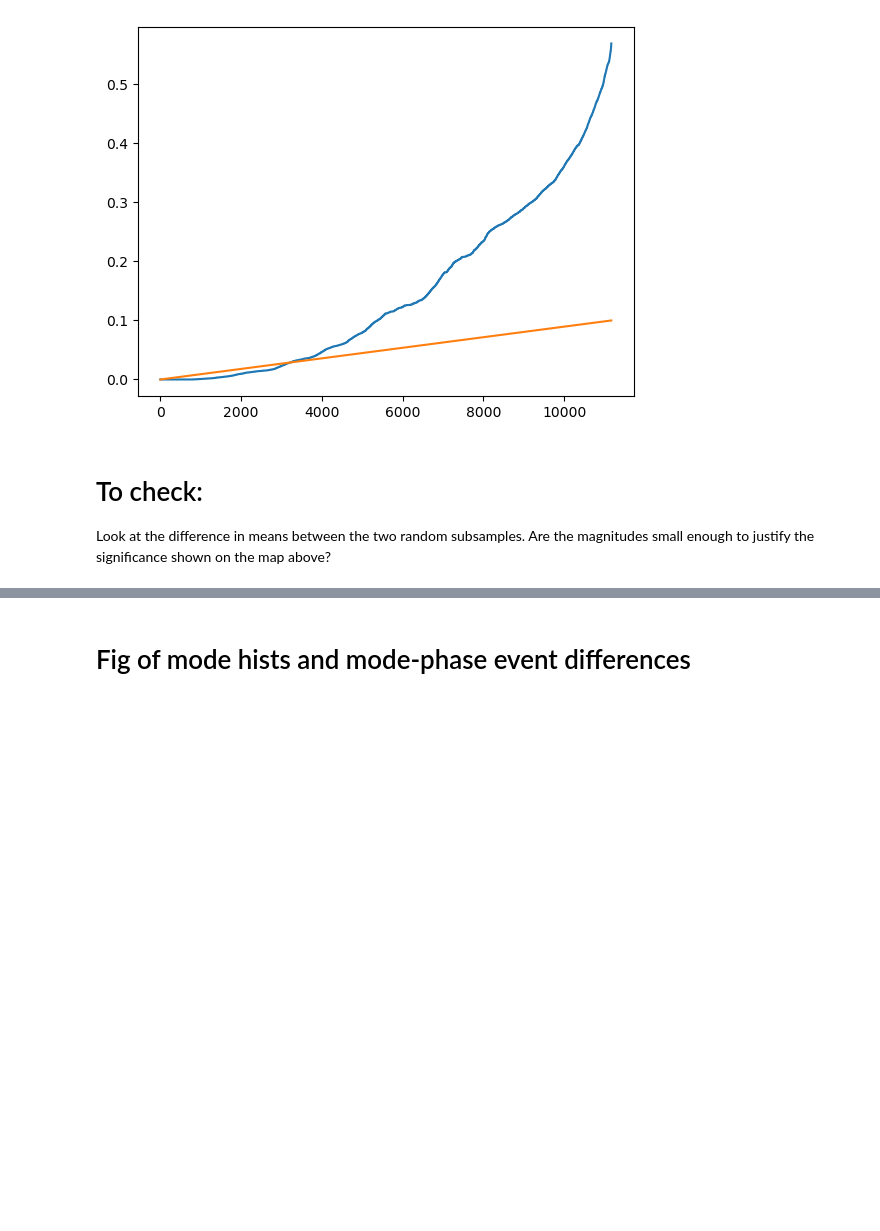
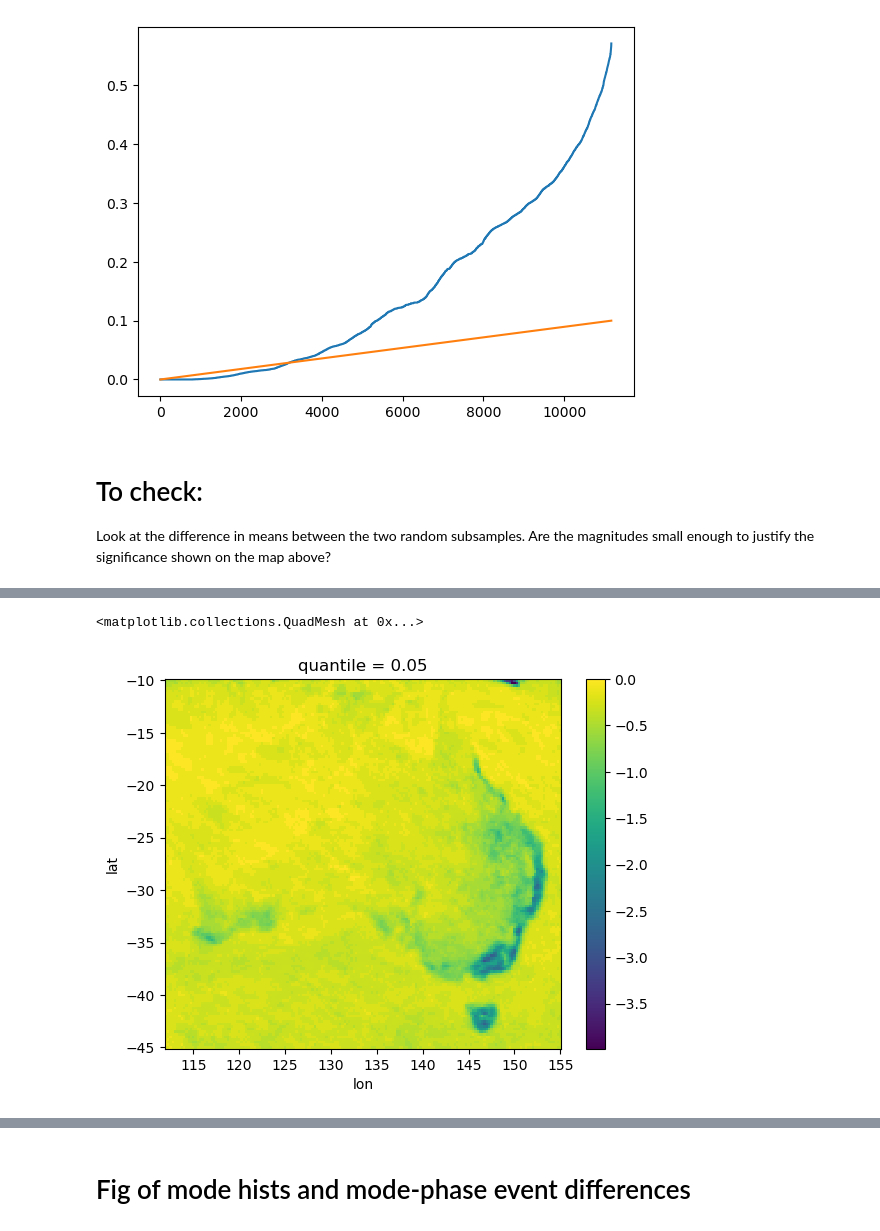
Before and after one commit to dougrichardson/Richardson_2023_energy, a Jupyter notebook: 3_modes.ipynb, the cells around one changed output, grey strips where cells are left out. Cells and saved outputs as stored; diff of their text form; code cells hidden in the pictures; blank space fills up the shorter version.

```diff
--- a/3_modes.ipynb
+++ b/3_modes.ipynb
@@ -678,2 +713,2 @@ pvals.where(pvals < 0.05).where(mask==0).plot()
 # %%
-pos.mean("time")
+diff = pos.mean("time") - neg.mean("time")
@@ -681,0 +742,5 @@ neg.mean("time")
+# %%
+diff.chunk({"iteration": -1}).quantile(0.05, "iteration").plot()
+# %% [output]
+<matplotlib.collections.QuadMesh at 0x...>
+[figure, added]
```
Also changed, not shown: parts of 18 cells of this notebook.
